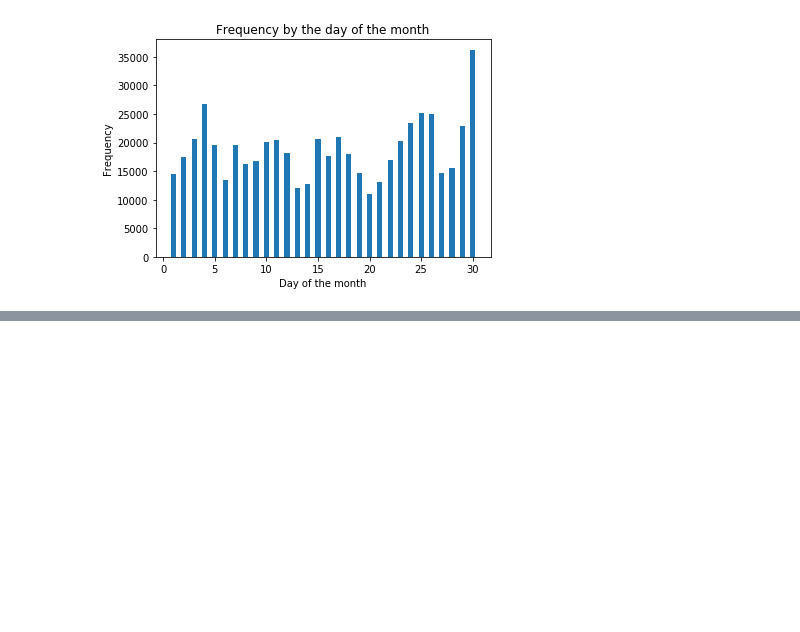
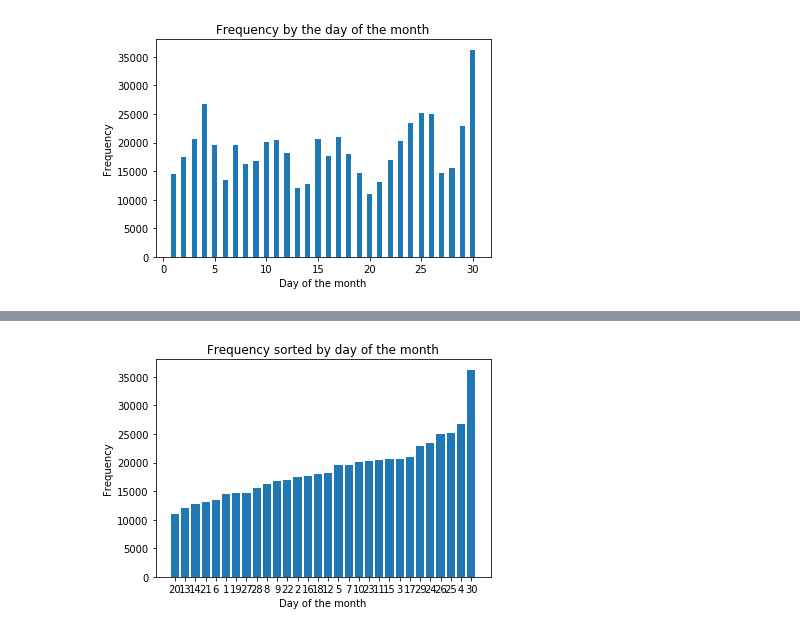
Before and after one commit to cedsvrn/uber-data-analysis, a Jupyter notebook: Uber_Data_Analysis.ipynb, the cells around one changed output, grey strips where cells are left out. Drawn from its saved outputs; the diff is of its cells as text; code cells hidden in the pictures; blank space fills up the shorter version.

```diff
--- a/Uber_Data_Analysis.ipynb
+++ b/Uber_Data_Analysis.ipynb
@@ -94,3 +95,9 @@ title("Frequency by the day of the month")
 # %% [output]
 Text(0.5,1,'Frequency by the day of the month')
 [figure]
+# %%
+def countRows(rows):
+    return len(rows)
+
+by_day = data.groupby("dayofmonth").apply(countRows)
+by_day
@@ -96,0 +122,3 @@ Text(0.5,1,'Frequency by the day of the month')
+# %%
+by_day_sorted = by_day.sort_values()
+by_day_sorted
@@ -96,0 +143,8 @@ Text(0.5,1,'Frequency by the day of the month')
+# %%
+bar(range(1,31),by_day_sorted)
+xticks(range(1,31), by_day_sorted.index);
+xlabel("Day of the month")
+ylabel("Frequency")
+title("Frequency sorted by day of the month");
+# %% [output]
+[figure, added]
```
Also changed, not shown: parts of 19 cells of this notebook.
